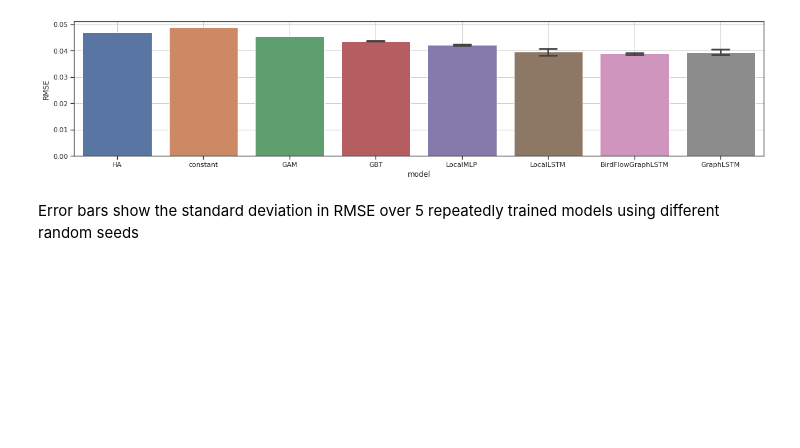
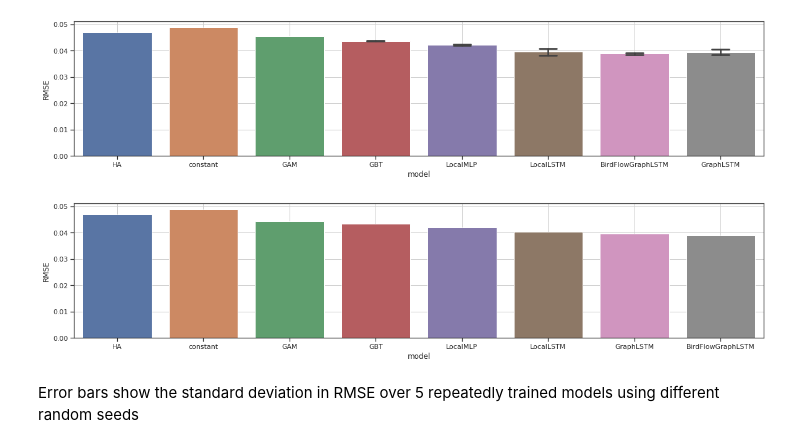
Before and after one commit to FionaLippert/birdMigration, a Jupyter notebook: notebooks/model_performance_radar.ipynb, the cells around one changed output. Cells and saved outputs as stored; diff of their text form; code cells hidden in the pictures; blank space fills up the shorter version.

```diff
--- a/notebooks/model_performance_radar.ipynb
+++ b/notebooks/model_performance_radar.ipynb
@@ -164,6 +165,10 @@ fig = utils.plot_errors(results, bird_scales)
 fig = utils.plot_average_errors(results, bird_scales)
 # %% [output]
 [figure]
+# %%
+fig = utils.plot_average_errors(results_transformed, bird_scales_transformed)
+# %% [output]
+[figure, added]
 # %% [markdown]
 Error bars show the standard deviation in RMSE over 5 repeatedly trained models using different random seeds
 # %%
```
Also changed, not shown: parts of 11 cells of this notebook, 1 other file.
